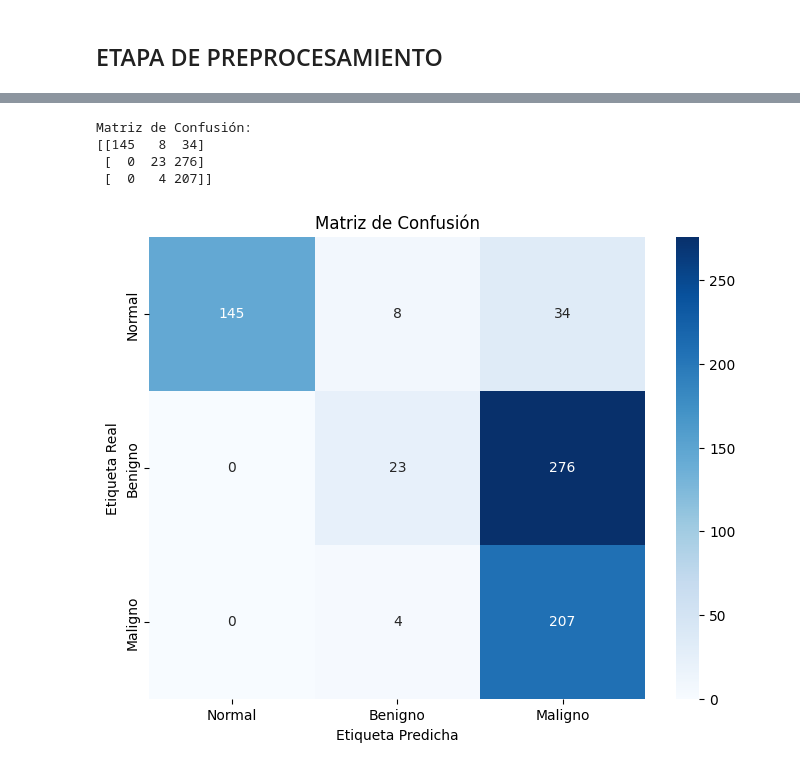
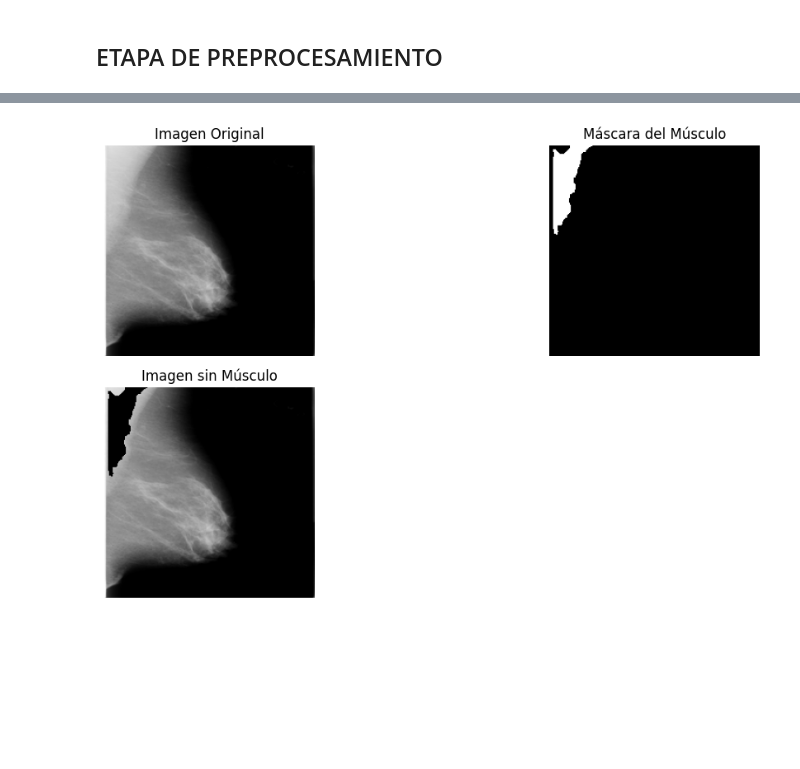
Before and after one commit to ChiaraVL/ProcesamientoImagenes, a Jupyter notebook: clasificacionCNN_Dataset.ipynb, the cells around one changed output, grey strips where cells are left out. Cells and saved outputs as stored; diff of their text form; code cells hidden in the pictures; blank space fills up the shorter version.

```diff
--- a/clasificacionCNN_Dataset.ipynb
+++ b/clasificacionCNN_Dataset.ipynb
@@ -1232,27 +235,44 @@ Macro-average AUC: 0.74
-# %%
-import seaborn as sns
-from sklearn.metrics import confusion_matrix
-
-# Convierte las probabilidades en etiquetas de clase usando argmax
-y_pred_class = np.argmax(y_pred_prob, axis=1)
-
-# Paso 5: Calcula la matriz de confusión
-conf_matrix = confusion_matrix(y_test, y_pred_class)
-
-# Paso 6: Muestra la matriz de confusión
-print("Matriz de Confusión:")
-print(conf_matrix)
-
-# Paso 7: Visualiza la matriz de confusión usando una gráfica de calor (heatmap)
-plt.figure(figsize=(8, 6))
-sns.heatmap(conf_matrix, annot=True, fmt='d', cmap='Blues', xticklabels=['Normal', 'Benigno', 'Maligno'], yticklabels=['Normal', 'Benigno', 'Maligno'])
-plt.xlabel('Etiqueta Predicha')
-plt.ylabel('Etiqueta Real')
-plt.title('Matriz de Confusión')
-plt.show()
-# %% [output]
-Matriz de Confusión:
-[[145   8  34]
- [  0  23 276]
- [  0   4 207]]
-[figure, removed]
+# %%
+img_blur = cv2.GaussianBlur(img, (5, 5), 0)
+
+# Definir el punto semilla (ajusta según tus imágenes)
+# Para LMLO, el músculo suele estar en la esquina superior izquierda
+seed_point = (5,5)  # Coordenadas (x, y)
+
+# Ejecutar el algoritmo de crecimiento de regiones con control de gradientes
+mask = region_growing_with_gradients(
+    img_blur,
+    seed_point,
+    intensity_threshold=15,
+    gradient_threshold=20
+)
+
+# Opcional: aplicar operaciones morfológicas para refinar la máscara
+kernel = np.ones((5, 5), np.uint8)
+mask_morph_f1 = cv2.morphologyEx(mask, cv2.MORPH_CLOSE, kernel)
+
+# Invertir la máscara para eliminar el músculo
+mask_inv = cv2.bitwise_not(mask_morph_f1)
+result = cv2.bitwise_and(img, img, mask=mask_inv)
+
+# Visualizar resultados
+plt.figure(figsize=(12, 6))
+plt.subplot(2, 2, 1)
+plt.title('Imagen Original')
+plt.imshow(img, cmap='gray')
+plt.axis('off')
+
+plt.subplot(2, 2, 2)
+plt.title('Máscara del Músculo')
+plt.imshow(mask_morph_f1, cmap='gray')
+plt.axis('off')
+
+plt.subplot(2, 2, 3)
+plt.title('Imagen sin Músculo')
+plt.imshow(result, cmap='gray')
+plt.axis('off')
+
+plt.tight_layout()
+plt.show()
+# %% [output]
+[figure, added]
```
Also changed, not shown: parts of 63 cells of this notebook, 1 other file.
